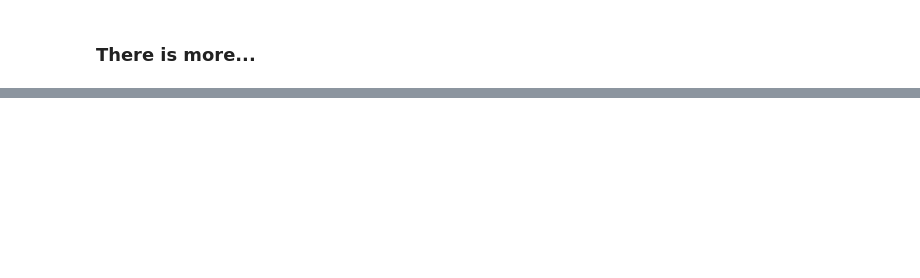
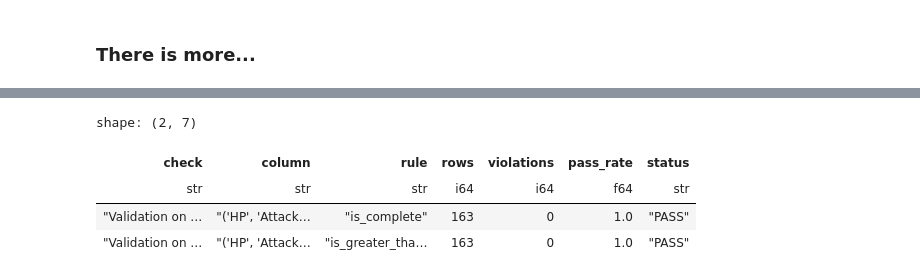
Before and after one commit to PacktPublishing/Polars-Cookbook, a Jupyter notebook: Chapter12/ch12.ipynb, the cells around one changed output, grey strips where cells are left out. Drawn from its saved outputs; the diff is of its cells as text; code cells hidden in the pictures; blank space fills up the shorter version.

```diff
--- a/Chapter12/ch12.ipynb
+++ b/Chapter12/ch12.ipynb
@@ -253,0 +319,33 @@ print(
+# %%
+check = Check(CheckLevel.WARNING, 'Validation on Stats')
+stats_cols = [
+    'HP',
+    'Attack',
+    'Defense',
+    'Sp. Atk',
+    'Sp. Def',
+    'Speed'
+]
+res_cols = [
+    'check',
+    'column',
+    'rule',
+    'rows',
+    'violations',
+    'pass_rate',
+    'status'
+]
+
+(
+    check
+    .is_complete(stats_cols)
+    .is_greater_than(stats_cols, 0)
+    .validate(df)
+    .select(res_cols)
+)
+# %% [output]
+shape: (2, 7)
+| check | column | rule | rows | violations | pass_rate | status |
+| str | str | str | i64 | i64 | f64 | str |
+| "Validation on … | "('HP', 'Attack… | "is_complete" | 163 | 0 | 1.0 | "PASS" |
+| "Validation on … | "('HP', 'Attack… | "is_greater_tha… | 163 | 0 | 1.0 | "PASS" |
```
Also changed, not shown: parts of 10 cells of this notebook.
